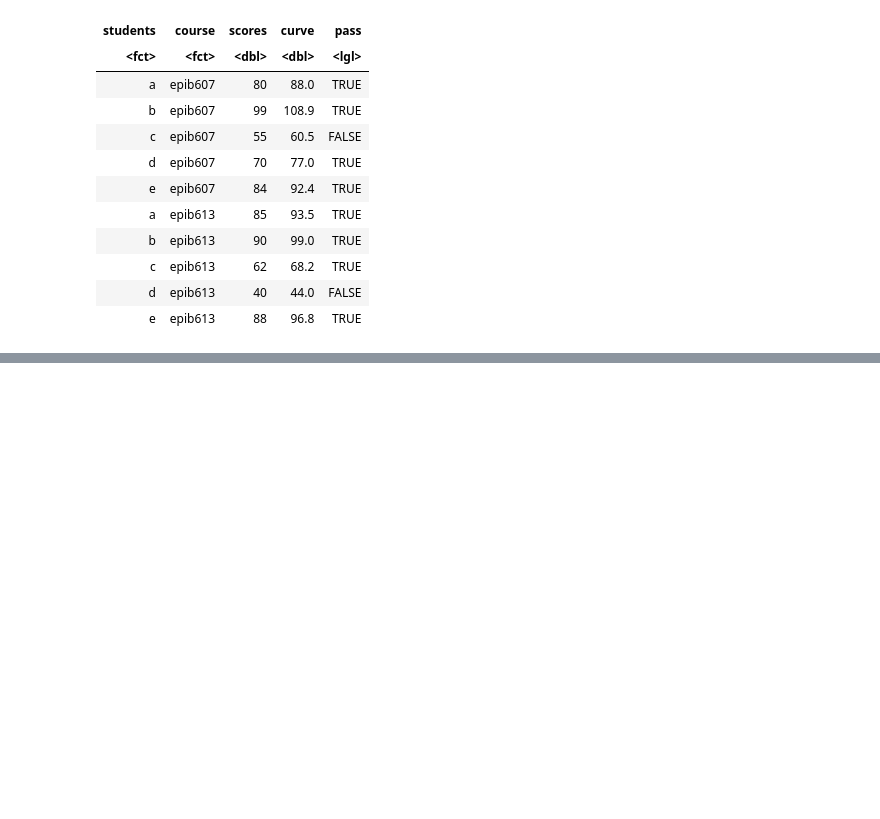
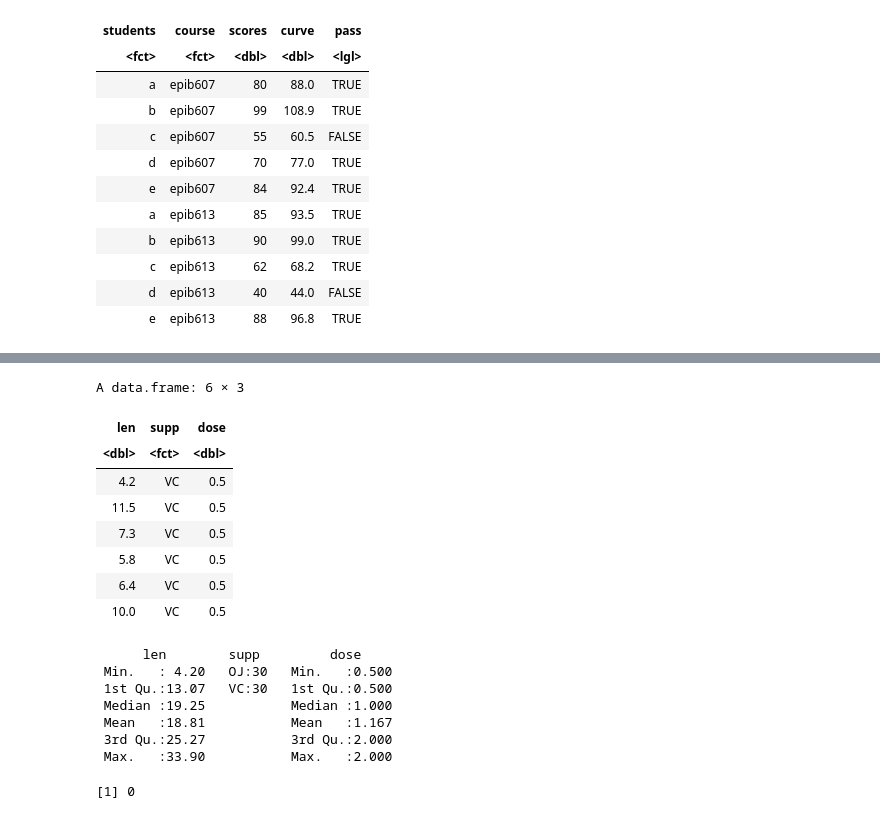
Before and after one commit to ly129/EPIB613_2020, a Jupyter notebook: Notes.ipynb, the cells around one changed output, grey strips where cells are left out. Saved outputs shown, nothing was run; the diff lists cells and outputs as text; code cells hidden in the pictures; blank space fills up the shorter version.

```diff
--- a/Notes.ipynb
+++ b/Notes.ipynb
@@ -796,0 +1341,28 @@ A data.frame: 10 × 5
+# %%
+head(ToothGrowth)
+summary(ToothGrowth)
+# %% [output]
+A data.frame: 6 × 3
+| len | supp | dose |
+| <dbl> | <fct> | <dbl> |
+| 4.2 | VC | 0.5 |
+| 11.5 | VC | 0.5 |
+| 7.3 | VC | 0.5 |
+| 5.8 | VC | 0.5 |
+| 6.4 | VC | 0.5 |
+| 10.0 | VC | 0.5 |
+      len        supp         dose
+ Min.   : 4.20   OJ:30   Min.   :0.500
+ 1st Qu.:13.07   VC:30   1st Qu.:0.500
+ Median :19.25           Median :1.000
+ Mean   :18.81           Mean   :1.167
+ 3rd Qu.:25.27           3rd Qu.:2.000
+ Max.   :33.90           Max.   :2.000
+# %%
+# Check missing values
+sum(is.na(mtcars))
+# is.na() is true if a cell is "NA" - missing value
+# sum() over all cells tells how many true's there are.
+# Recall from Lecture 2.
+# %% [output]
+[1] 0
```
Also changed, not shown: parts of 81 cells of this notebook, 2 other files.
